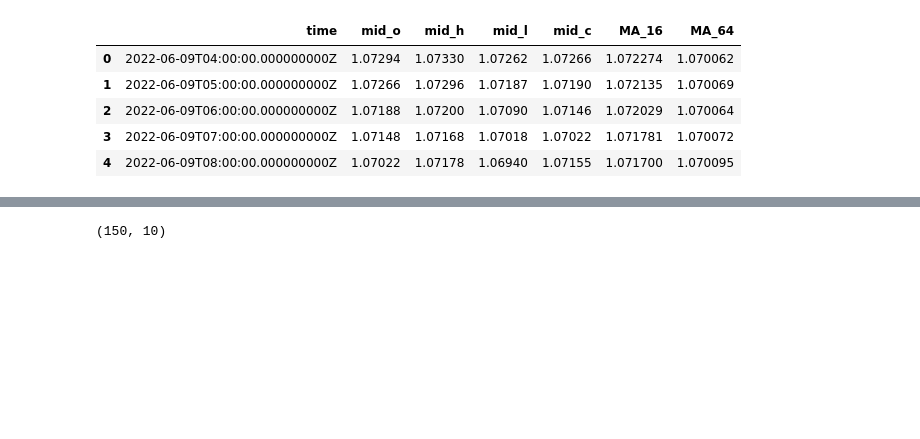
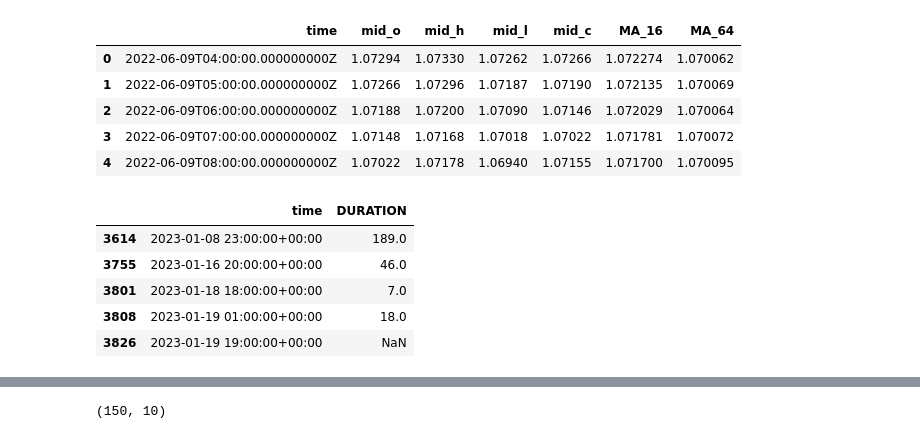
Before and after one commit to mathewqpmiller/Python-ForexTradingBot, a Jupyter notebook: candle_plot.ipynb, the cells around one changed output, grey strips where cells are left out. Drawn from its saved outputs; the diff is of its cells as text; code cells hidden in the pictures; blank space fills up the shorter version.

```diff
--- a/candle_plot.ipynb
+++ b/candle_plot.ipynb
@@ -43 +42,21 @@ df_trades = df_ma[df_ma.IS_TRADE==True].copy()
+# %%
+df_trades = df_ma[df_ma.IS_TRADE!=0].copy()
+df_trades["DELTA"] = ( df_trades.mid_c.diff() / i_pair.pipLocation).shift(-1)
+df_trades["GAIN"] = df_trades["DELTA"] * df_trades["IS_TRADE"]
+# %%
+from dateutil.parser import *
+df_trades["time"] = [parse(x) for x in df_trades.time]
+# %%
+df_trades["DURATION"] = df_trades.time.diff().shift(-1)
+# %%
+df_trades["DURATION"] = [x.total_seconds() / 3600 for x in df_trades.DURATION]
+# %%
+df_trades[['time', 'DURATION']].tail()
+# %% [output]
+|  | time | DURATION |
+| 3614 | 2023-01-08 23:00:00+00:00 | 189.0 |
+| 3755 | 2023-01-16 20:00:00+00:00 | 46.0 |
+| 3801 | 2023-01-18 18:00:00+00:00 | 7.0 |
+| 3808 | 2023-01-19 01:00:00+00:00 | 18.0 |
+| 3826 | 2023-01-19 19:00:00+00:00 | NaN |
 # %%
```
Also changed, not shown: parts of 4 cells of this notebook, 3 other files.
